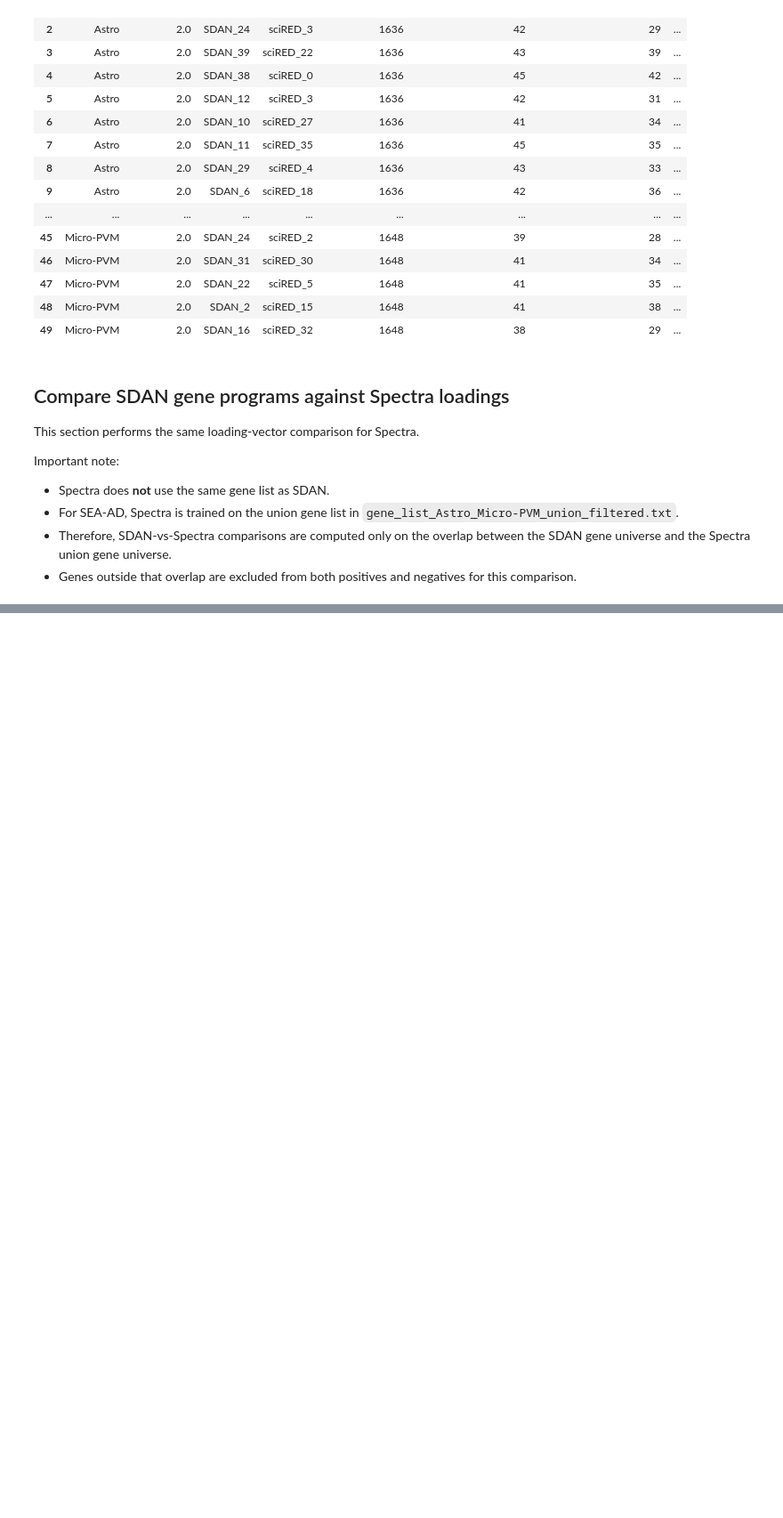
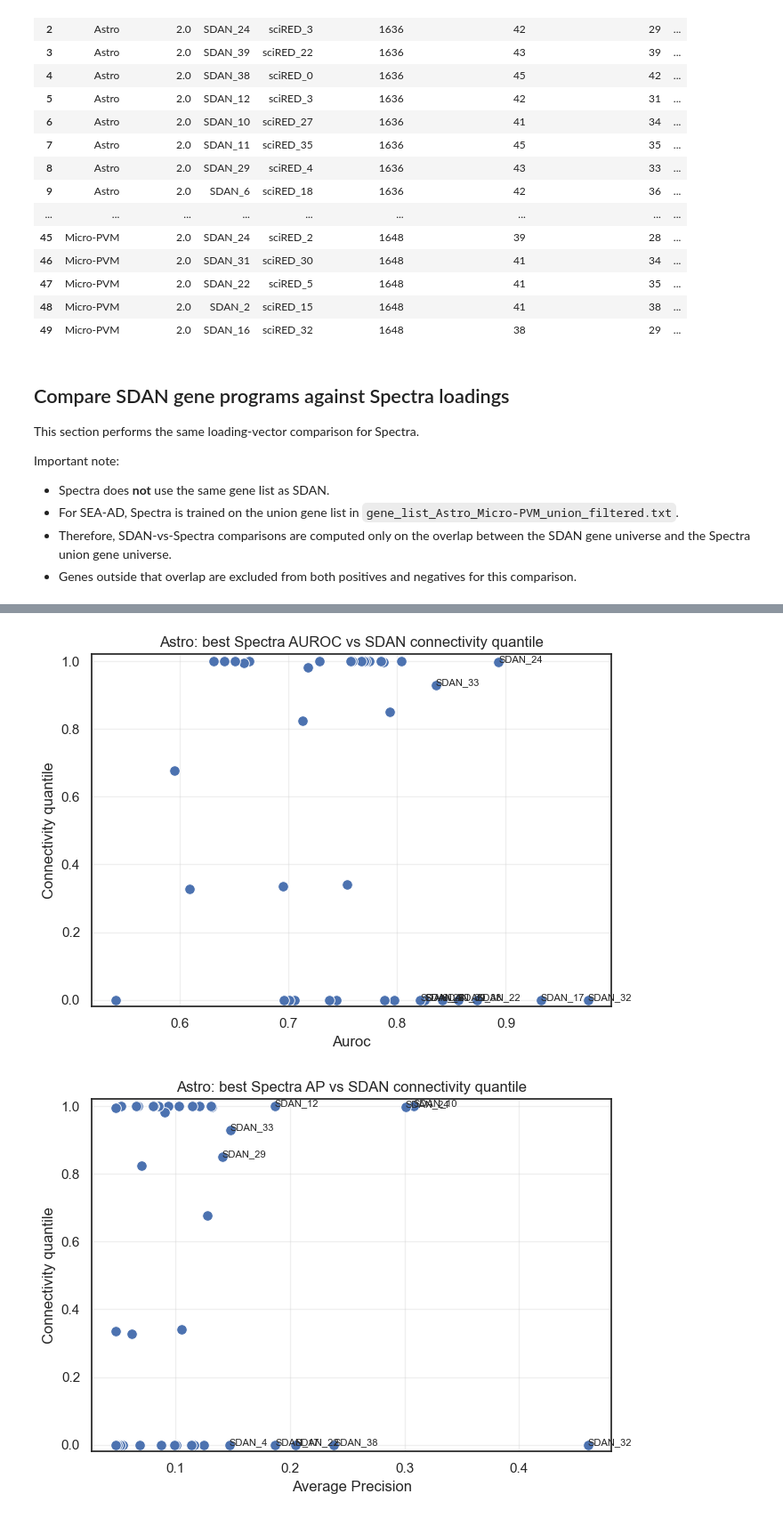
Before and after one commit to Sun-lab/SDAN, a Jupyter notebook: sdan_vs_scired_loading_vectors.ipynb, the cells around one changed output, grey strips where cells are left out. Shown at 89% size. Cells and saved outputs as stored; diff of their text form; code cells hidden in the pictures; blank space fills up the shorter version.

```diff
--- a/sdan_vs_scired_loading_vectors.ipynb
+++ b/sdan_vs_scired_loading_vectors.ipynb
@@ -364,0 +587,26 @@ combined_spectra_best.to_csv(SPECTRA_RESULTS_DIR / f"SEA_AD_weight_{SPECTRA_DEFA
+# %%
+# SDAN vs Spectra: one scatterplot per cell type.
+
+for cell_type in ["Astro", "Micro-PVM"]:
+    metrics = compute_program_spectra_metrics(cell_type, CONNECTIVITY_WEIGHT)["metrics"]
+    connectivity = compute_sdan_connectivity_quantiles(
+        cell_type,
+        CONNECTIVITY_WEIGHT,
+        threshold=CONNECTIVITY_THRESHOLD,
+    )
+
+    plot_program_score_vs_connectivity(
+        metrics,
+        connectivity,
+        score_col="auroc",
+        title=f"{cell_type}: best Spectra AUROC vs SDAN connectivity quantile",
+    )
+    plot_program_score_vs_connectivity(
+        metrics,
+        connectivity,
+        score_col="average_precision",
+        title=f"{cell_type}: best Spectra AP vs SDAN connectivity quantile",
+    )
+# %% [output]
+[figure, added]
+[figure, added]
```
Also changed, not shown: parts of 6 cells of this notebook, 1 other file.
